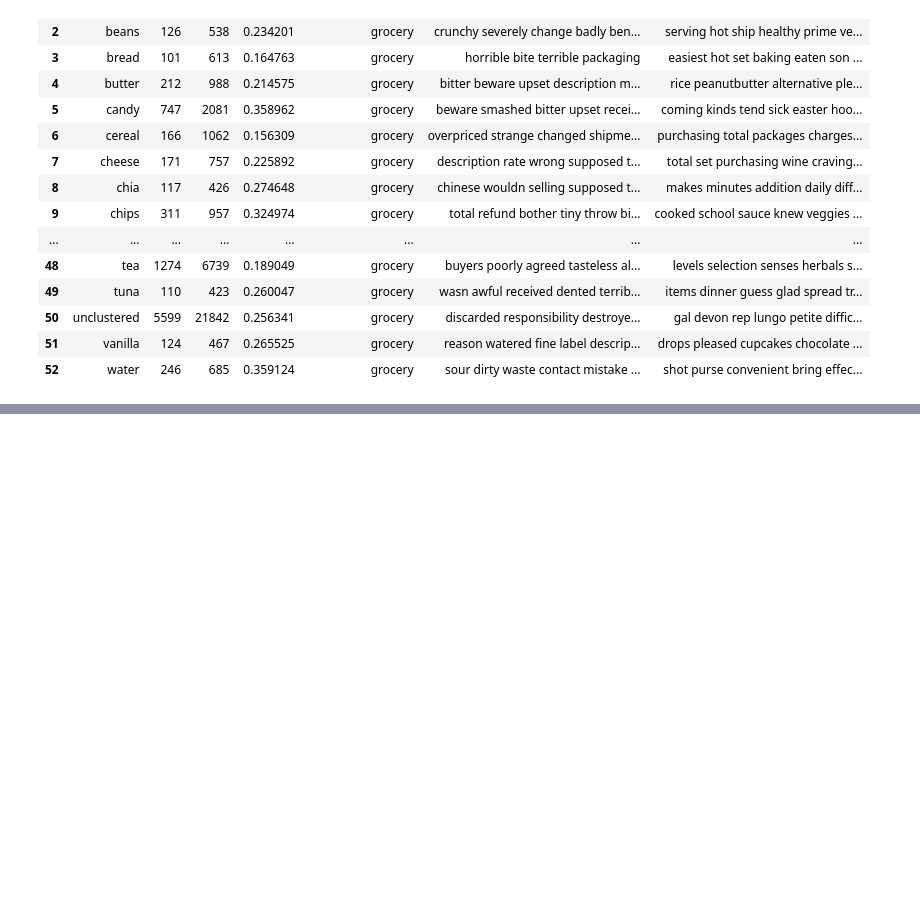
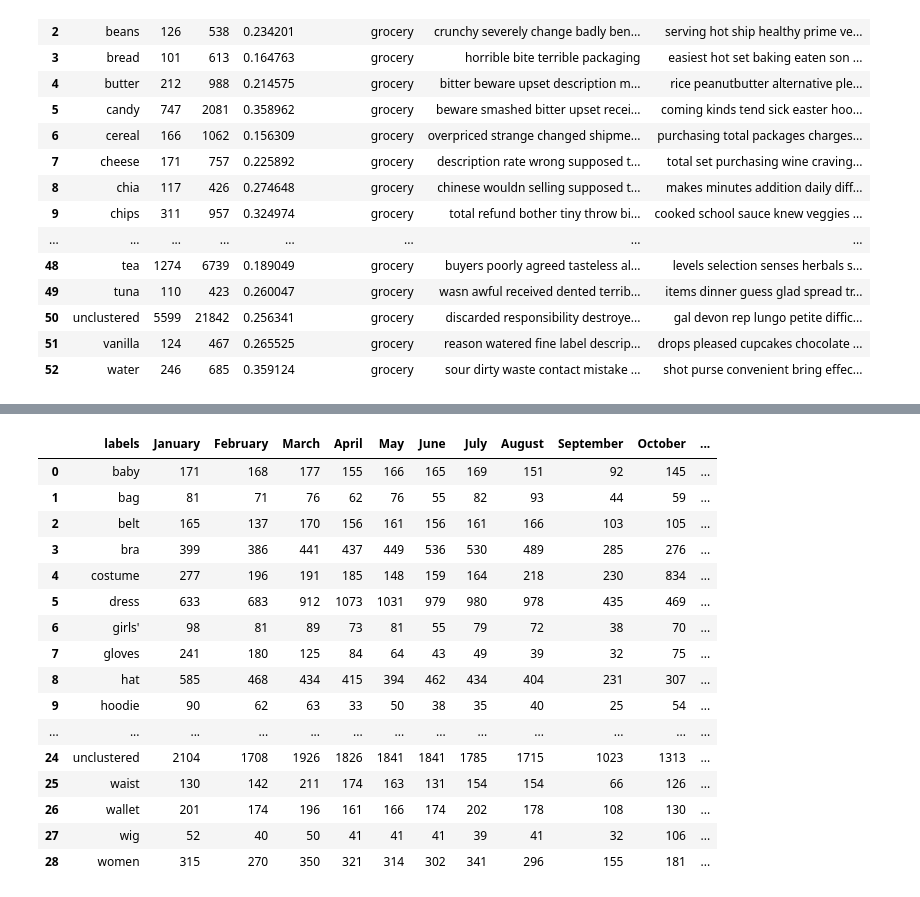
Before and after one commit to yksnilowyrahcaz/Product_Reviews_Analysis, a Jupyter notebook: test.ipynb, the cells around one changed output, grey strips where cells are left out. Drawn from its saved outputs; the diff is of its cells as text; code cells hidden in the pictures; blank space fills up the shorter version.

```diff
--- a/test.ipynb
+++ b/test.ipynb
@@ -358,0 +343,20 @@ dfs[0]
+# %%
+get_monthly_review_counts('apparel_clustered_embeddings.parquet')
+# %% [output]
+|  | labels | January | February | March | April | May | June | July | August | September | October | ... |
+| 0 | baby | 171 | 168 | 177 | 155 | 166 | 165 | 169 | 151 | 92 | 145 | ... |
+| 1 | bag | 81 | 71 | 76 | 62 | 76 | 55 | 82 | 93 | 44 | 59 | ... |
+| 2 | belt | 165 | 137 | 170 | 156 | 161 | 156 | 161 | 166 | 103 | 105 | ... |
+| 3 | bra | 399 | 386 | 441 | 437 | 449 | 536 | 530 | 489 | 285 | 276 | ... |
+| 4 | costume | 277 | 196 | 191 | 185 | 148 | 159 | 164 | 218 | 230 | 834 | ... |
+| 5 | dress | 633 | 683 | 912 | 1073 | 1031 | 979 | 980 | 978 | 435 | 469 | ... |
+| 6 | girls' | 98 | 81 | 89 | 73 | 81 | 55 | 79 | 72 | 38 | 70 | ... |
+| 7 | gloves | 241 | 180 | 125 | 84 | 64 | 43 | 49 | 39 | 32 | 75 | ... |
+| 8 | hat | 585 | 468 | 434 | 415 | 394 | 462 | 434 | 404 | 231 | 307 | ... |
+| 9 | hoodie | 90 | 62 | 63 | 33 | 50 | 38 | 35 | 40 | 25 | 54 | ... |
+| ... | ... | ... | ... | ... | ... | ... | ... | ... | ... | ... | ... | ... |
+| 24 | unclustered | 2104 | 1708 | 1926 | 1826 | 1841 | 1841 | 1785 | 1715 | 1023 | 1313 | ... |
+| 25 | waist | 130 | 142 | 211 | 174 | 163 | 131 | 154 | 154 | 66 | 126 | ... |
+| 26 | wallet | 201 | 174 | 196 | 161 | 166 | 174 | 202 | 178 | 108 | 130 | ... |
+| 27 | wig | 52 | 40 | 50 | 41 | 41 | 41 | 39 | 41 | 32 | 106 | ... |
+| 28 | women | 315 | 270 | 350 | 321 | 314 | 302 | 341 | 296 | 155 | 181 | ... |
```
Also changed, not shown: parts of 46 cells of this notebook, 4 other files.
